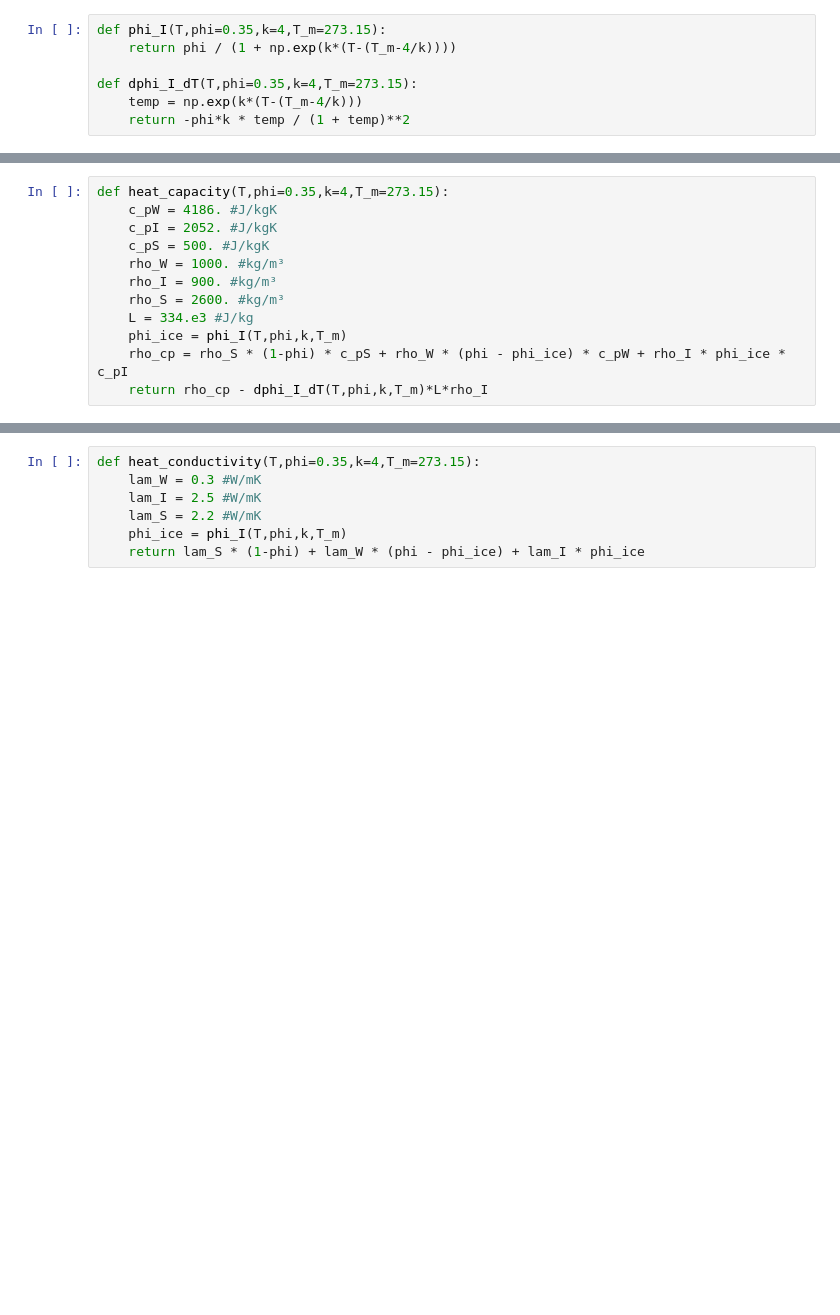
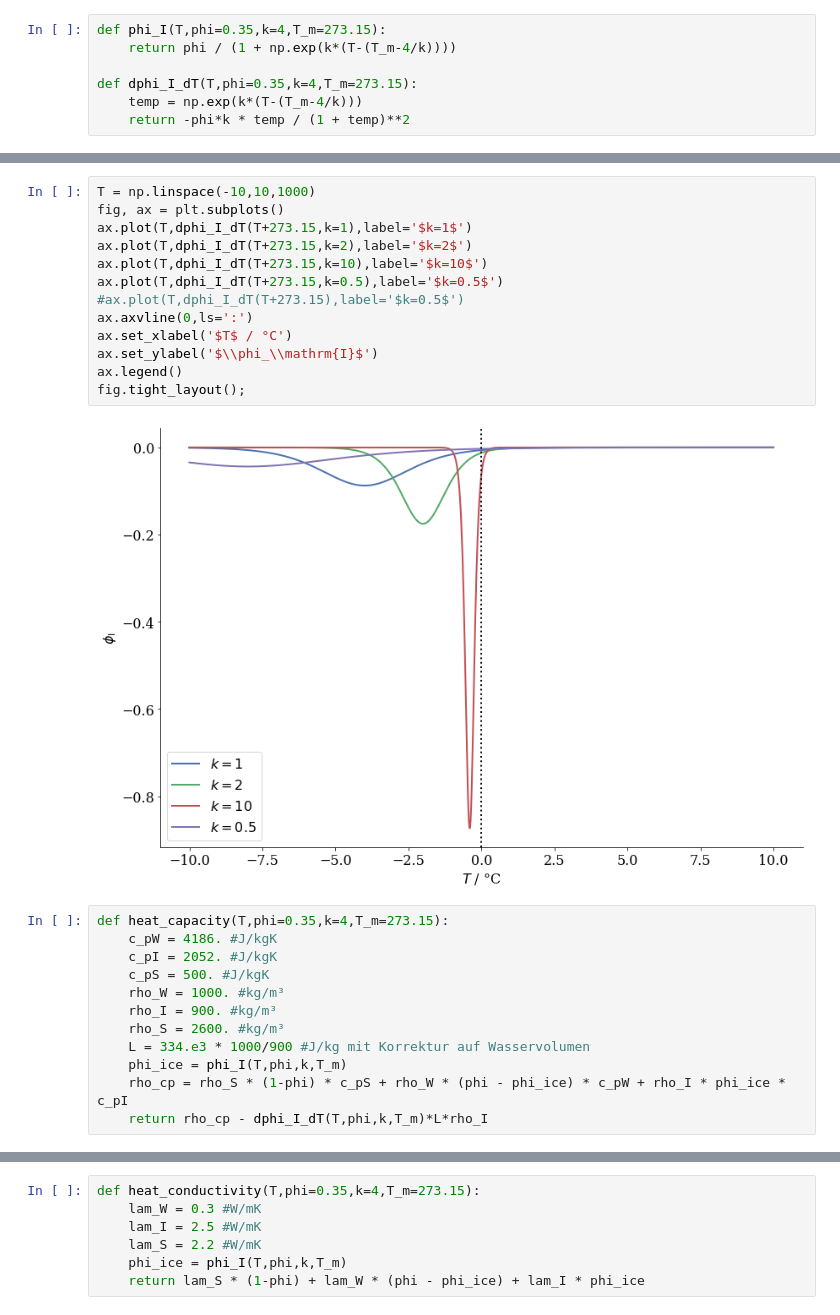
Before and after one commit to nagelt/Numerical_Methods_Introduction, a Jupyter notebook: 10_freeze_thaw.ipynb, the cells around one changed output, grey strips where cells are left out. Drawn from its saved outputs; the diff is of its cells as text; blank space fills up the shorter version.

```diff
--- a/10_freeze_thaw.ipynb
+++ b/10_freeze_thaw.ipynb
@@ -127,3 +128,18 @@ fig.tight_layout();
+# %%
+T = np.linspace(-10,10,1000)
+fig, ax = plt.subplots()
+ax.plot(T,dphi_I_dT(T+273.15,k=1),label='$k=1$')
+ax.plot(T,dphi_I_dT(T+273.15,k=2),label='$k=2$')
+ax.plot(T,dphi_I_dT(T+273.15,k=10),label='$k=10$')
+ax.plot(T,dphi_I_dT(T+273.15,k=0.5),label='$k=0.5$')
+#ax.plot(T,dphi_I_dT(T+273.15),label='$k=0.5$')
+ax.axvline(0,ls=':')
+ax.set_xlabel('$T$ / °C')
+ax.set_ylabel('$\\phi_\\mathrm{I}$')
+ax.legend()
+fig.tight_layout();
+# %% [output]
+[figure, added]
 # %%
 def heat_capacity(T,phi=0.35,k=4,T_m=273.15):
     c_pW = 4186. #J/kgK
@@ -132,7 +148,7 @@ def heat_capacity(T,phi=0.35,k=4,T_m=273.15):
     rho_W = 1000. #kg/m³
     rho_I = 900. #kg/m³
     rho_S = 2600. #kg/m³
-    L = 334.e3 #J/kg
+    L = 334.e3 * 1000/900 #J/kg mit Korrektur auf Wasservolumen
     phi_ice = phi_I(T,phi,k,T_m)
     rho_cp = rho_S * (1-phi) * c_pS + rho_W * (phi - phi_ice) * c_pW + rho_I * phi_ice * c_pI
     return rho_cp - dphi_I_dT(T,phi,k,T_m)*L*rho_I
```
Also changed, not shown: parts of 4 cells of this notebook, 1 other file.
